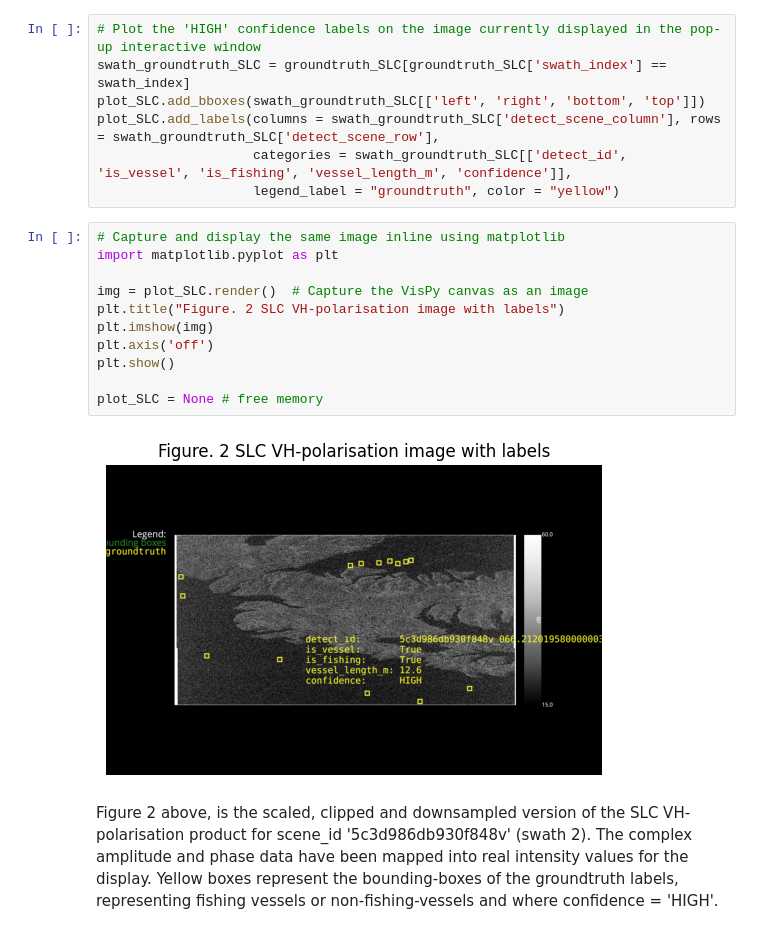
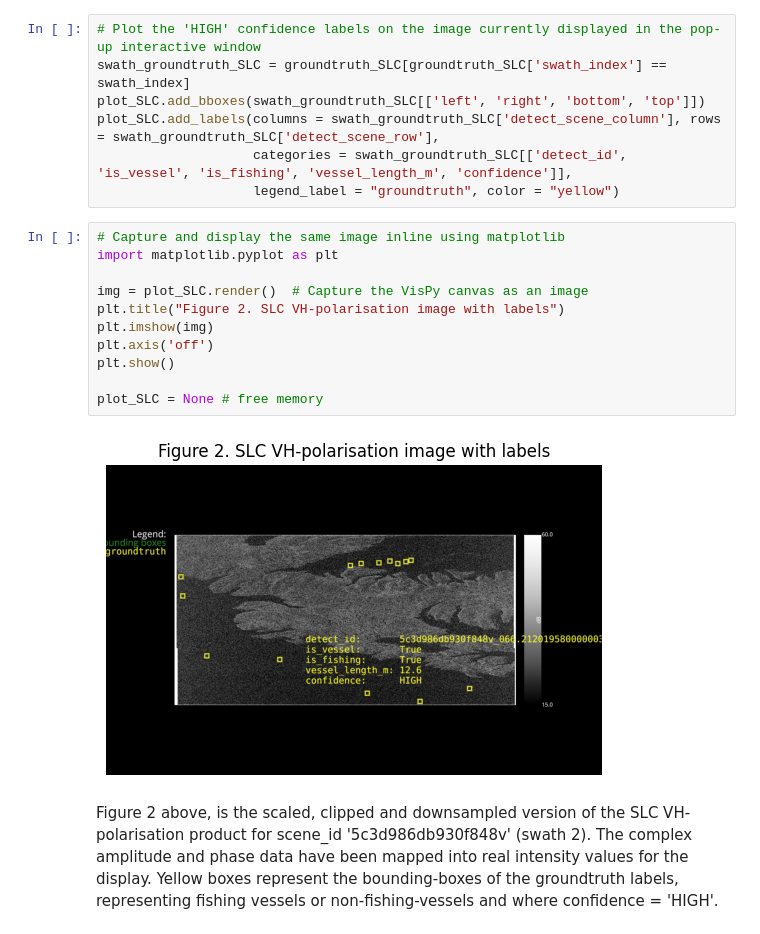
Before and after one commit to pmillitz/SARship-detect, a Jupyter notebook: working/SARFish_Project.ipynb, the cells around one changed output. Saved outputs shown, nothing was run; the diff lists cells and outputs as text.

```diff
--- a/working/SARFish_Project.ipynb
+++ b/working/SARFish_Project.ipynb
@@ -424,16 +553,16 @@ plot_SLC.add_labels(columns = swath_groundtruth_SLC['detect_scene_column'], rows
 # %%
 # Capture and display the same image inline using matplotlib
 import matplotlib.pyplot as plt
 
 img = plot_SLC.render()  # Capture the VisPy canvas as an image
-plt.title("Figure. 2 SLC VH-polarisation image with labels")
+plt.title("Figure 2. SLC VH-polarisation image with labels")
 plt.imshow(img)
 plt.axis('off')
 plt.show()
 
 plot_SLC = None # free memory
 # %% [output]
-[figure, old version]
+[figure, new version]
 # %% [markdown]
 Figure 2 above, is the scaled, clipped and downsampled version of the SLC VH-polarisation product for scene_id '5c3d986db930f848v' (swath 2). The complex amplitude and phase data have been mapped into real intensity values for the display. Yellow boxes represent the bounding-boxes of the groundtruth labels, representing fishing vessels or non-fishing-vessels and where confidence = 'HIGH'.
 # %% [markdown]
```
Also changed, not shown: parts of 62 cells of this notebook.
